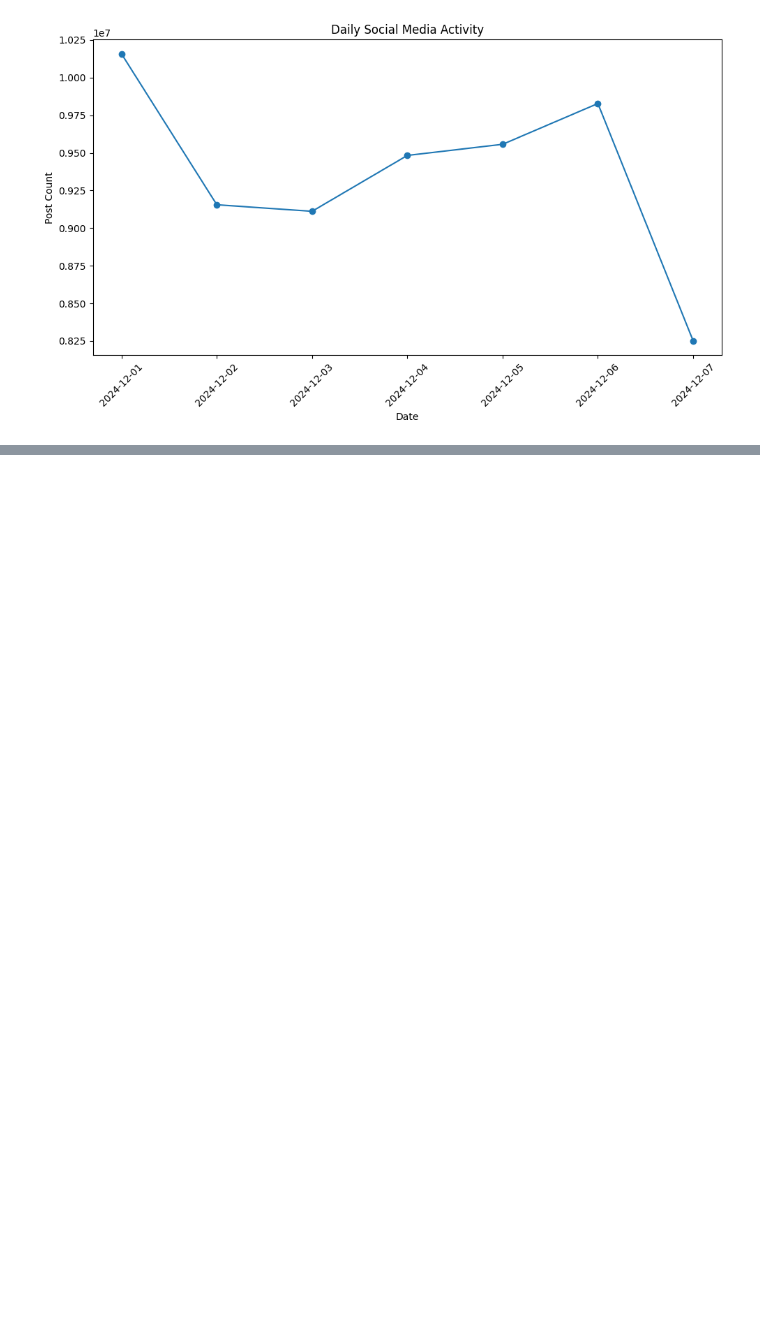
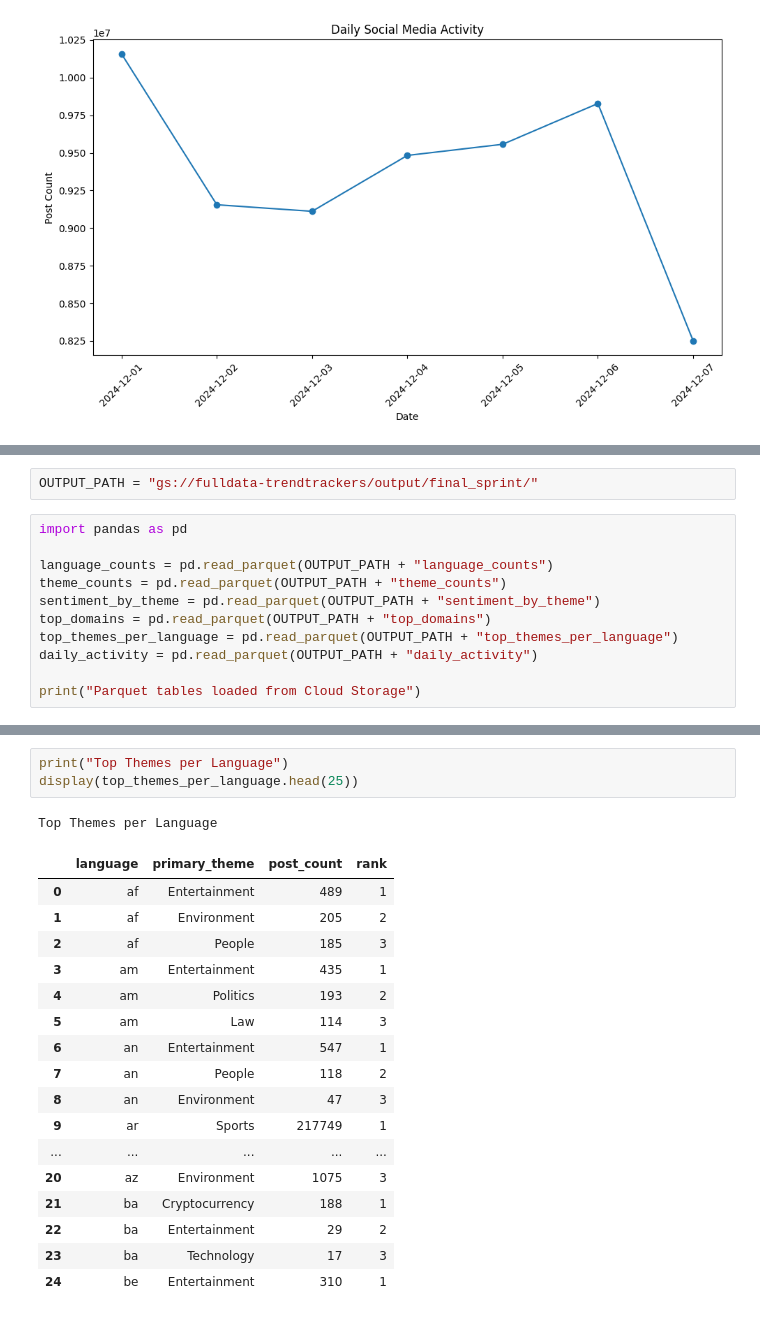
Before and after one commit to sjsu-cs131-spring26/trendtrackers-engagement-socialmedia, a Jupyter notebook: finaldemo_trendtrackers.ipynb, the cells around one changed output, grey strips where cells are left out. Cells and saved outputs as stored; diff of their text form; blank space fills up the shorter version.

Commit message:
added output of .parquet final tables

```diff
--- a/finaldemo_trendtrackers.ipynb
+++ b/finaldemo_trendtrackers.ipynb
@@ -303,0 +307,13 @@ plt.show()
+# %%
+OUTPUT_PATH = "gs://fulldata-trendtrackers/output/final_sprint/"
+# %%
+import pandas as pd
+
+language_counts = pd.read_parquet(OUTPUT_PATH + "language_counts")
+theme_counts = pd.read_parquet(OUTPUT_PATH + "theme_counts")
+sentiment_by_theme = pd.read_parquet(OUTPUT_PATH + "sentiment_by_theme")
+top_domains = pd.read_parquet(OUTPUT_PATH + "top_domains")
+top_themes_per_language = pd.read_parquet(OUTPUT_PATH + "top_themes_per_language")
+daily_activity = pd.read_parquet(OUTPUT_PATH + "daily_activity")
+
+print("Parquet tables loaded from Cloud Storage")
@@ -303,0 +424,22 @@ plt.show()
+# %%
+print("Top Themes per Language")
+display(top_themes_per_language.head(25))
+# %% [output]
+Top Themes per Language
+|  | language | primary_theme | post_count | rank |
+| 0 | af | Entertainment | 489 | 1 |
+| 1 | af | Environment | 205 | 2 |
+| 2 | af | People | 185 | 3 |
+| 3 | am | Entertainment | 435 | 1 |
+| 4 | am | Politics | 193 | 2 |
+| 5 | am | Law | 114 | 3 |
+| 6 | an | Entertainment | 547 | 1 |
+| 7 | an | People | 118 | 2 |
+| 8 | an | Environment | 47 | 3 |
+| 9 | ar | Sports | 217749 | 1 |
+| ... | ... | ... | ... | ... |
+| 20 | az | Environment | 1075 | 3 |
+| 21 | ba | Cryptocurrency | 188 | 1 |
+| 22 | ba | Entertainment | 29 | 2 |
+| 23 | ba | Technology | 17 | 3 |
+| 24 | be | Entertainment | 310 | 1 |
```
Also changed, not shown: parts of 8 cells of this notebook.
